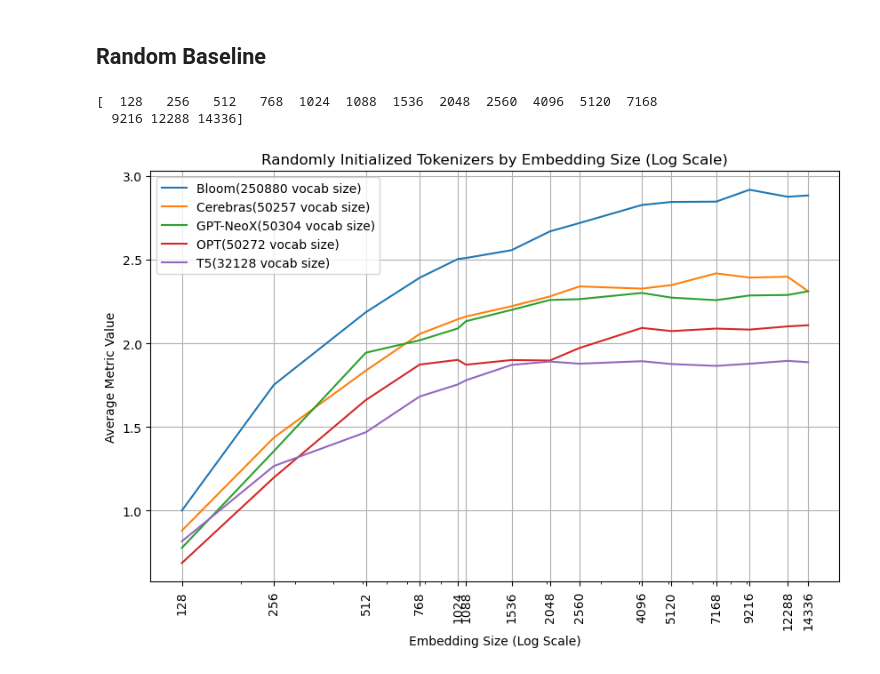
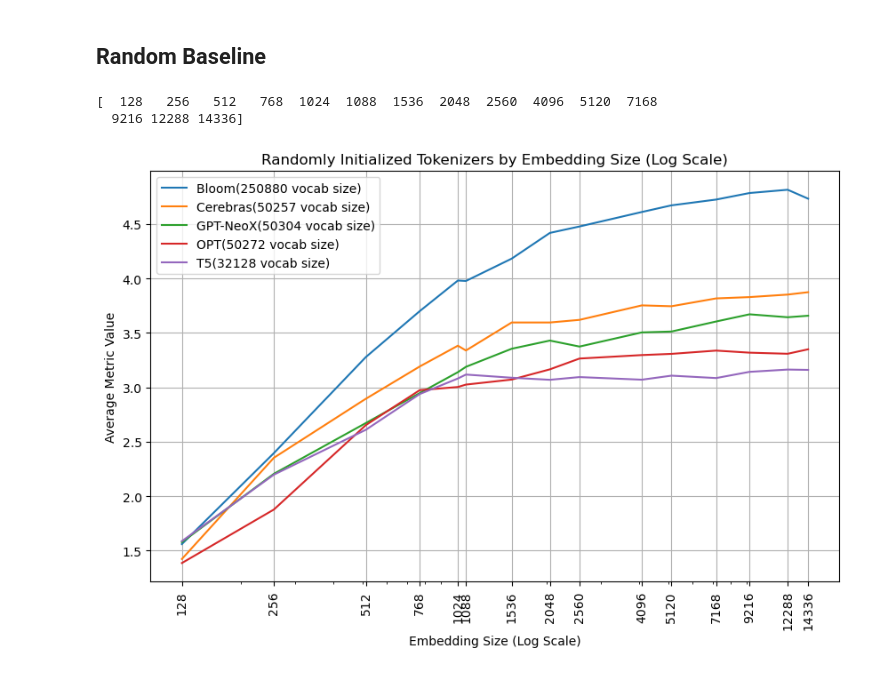
Before and after one commit to jstephencorey/LMEmbeddingAnalysis, a Jupyter notebook: notebooks/Data Analysis and Plotting.ipynb, the cells around one changed output. Saved outputs shown, nothing was run; the diff lists cells and outputs as text; code cells hidden in the pictures.

```diff
--- a/notebooks/Data Analysis and Plotting.ipynb
+++ b/notebooks/Data Analysis and Plotting.ipynb
@@ -352,6 +352,6 @@ df.to_csv(f'{HOME_DIR_WIN}/data/map_at_100.csv', index=False)
 # %%
 # Step 2: Read CSV
-file_path = f'{HOME_DIR_WIN}/data/map_at_100.csv'
+file_path = f'{HOME_DIR_WIN}/data/ndcg_at_10.csv'
 data = pd.read_csv(file_path)
 ticks = data.embedding_size.unique()
 ticks.sort()
@@ -465,6 +465,6 @@ df.to_csv(f'{HOME_DIR_WIN}/data/random_tok.csv', index=False)
 # %%
 # Step 2: Read CSV
-file_path = f'{HOME_DIR_WIN}/data/random_tok.csv'
+file_path = f'{HOME_DIR_WIN}/data/random_baseline_ndcg_at_10_7776.csv'
 data = pd.read_csv(file_path)
 ticks = data.embedding_size.unique()
 ticks.sort()
@@ -472,32 +472,32 @@ print(ticks)
 
 # Step 4: Group Data by Model Suite
 # data['axis_label'] = data['_name'].apply(lambda x: x.split('-')[0])
 random_data = data[data['analysis_type'] == 'random_xn_tok']
 random_data.sort_values(by=['axis_name'])
 
 # Step 5: Plotting
 plt.figure(figsize=(10, 6))
 
 for suite_name, group in random_data.groupby('axis_name'):
     avg_values = group.groupby('embedding_size')['metric_value'].mean()
     plt.plot(avg_values.index, avg_values, label=suite_name)
 
 # Step 5.1: Enable Log Scaling on x-axis
 plt.xscale('log')
 # plt.xticks([128,512,1024,2048,4096,5120,9216,14336])
 plt.xticks(ticks)
 plt.xticks(rotation=90)
 plt.gca().xaxis.set_major_formatter(ScalarFormatter())
 
 # Step 6: Legend and Labels
 plt.legend()
 plt.xlabel('Embedding Size (Log Scale)')
 plt.ylabel('Average Metric Value')
 plt.title('Randomly Initialized Tokenizers by Embedding Size (Log Scale)')
 plt.grid(True)
-plt.savefig(os.path.join(plots_dir, f"Randomly_Initilaized_Tokenizers_seed_42.png"), bbox_inches='tight')
+plt.savefig(os.path.join(plots_dir, f"Randomly_Initilaized_Tokenizers_ndcg_at_10_seed_7776.png"), bbox_inches='tight')
 plt.show()
 # %% [output]
 [  128   256   512   768  1024  1088  1536  2048  2560  4096  5120  7168
   9216 12288 14336]
-[figure, old version]
+[figure, new version]
```
Also changed, not shown: parts of 6 cells of this notebook, 30 other files.
